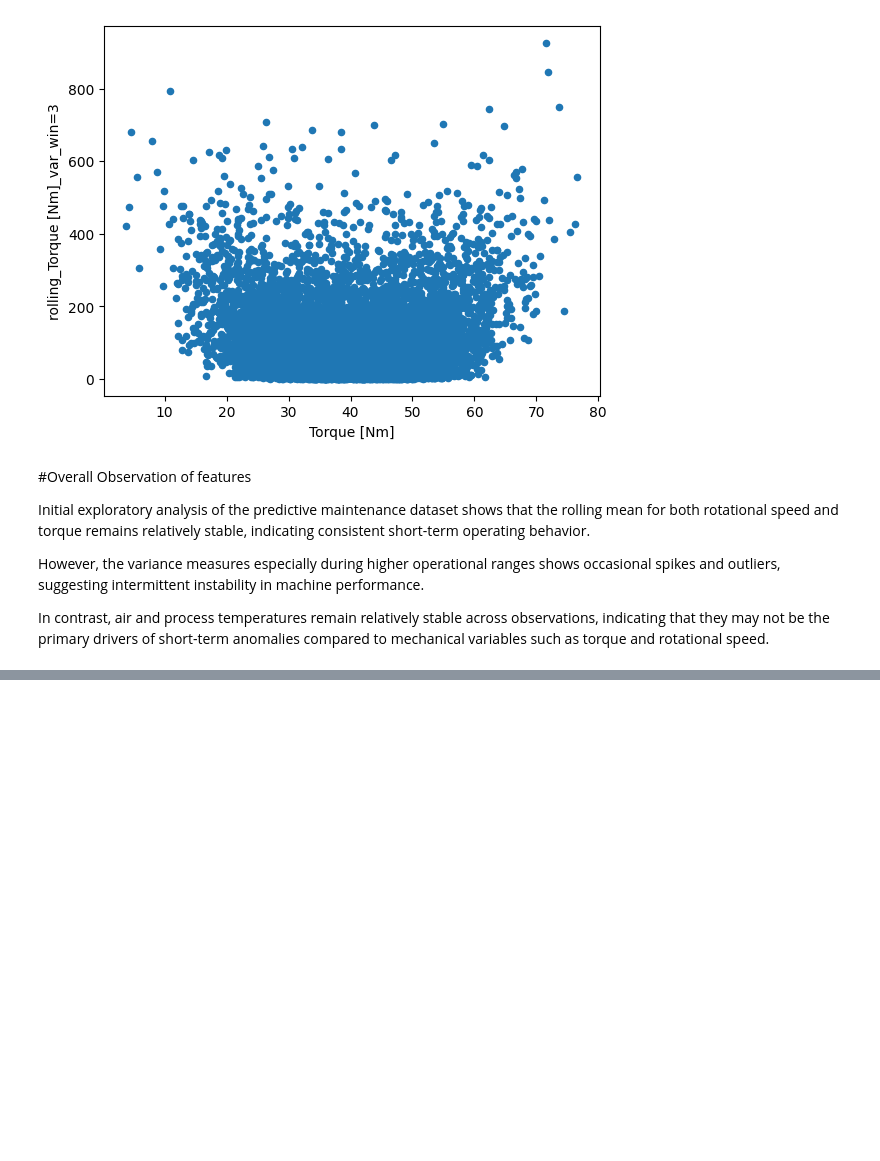
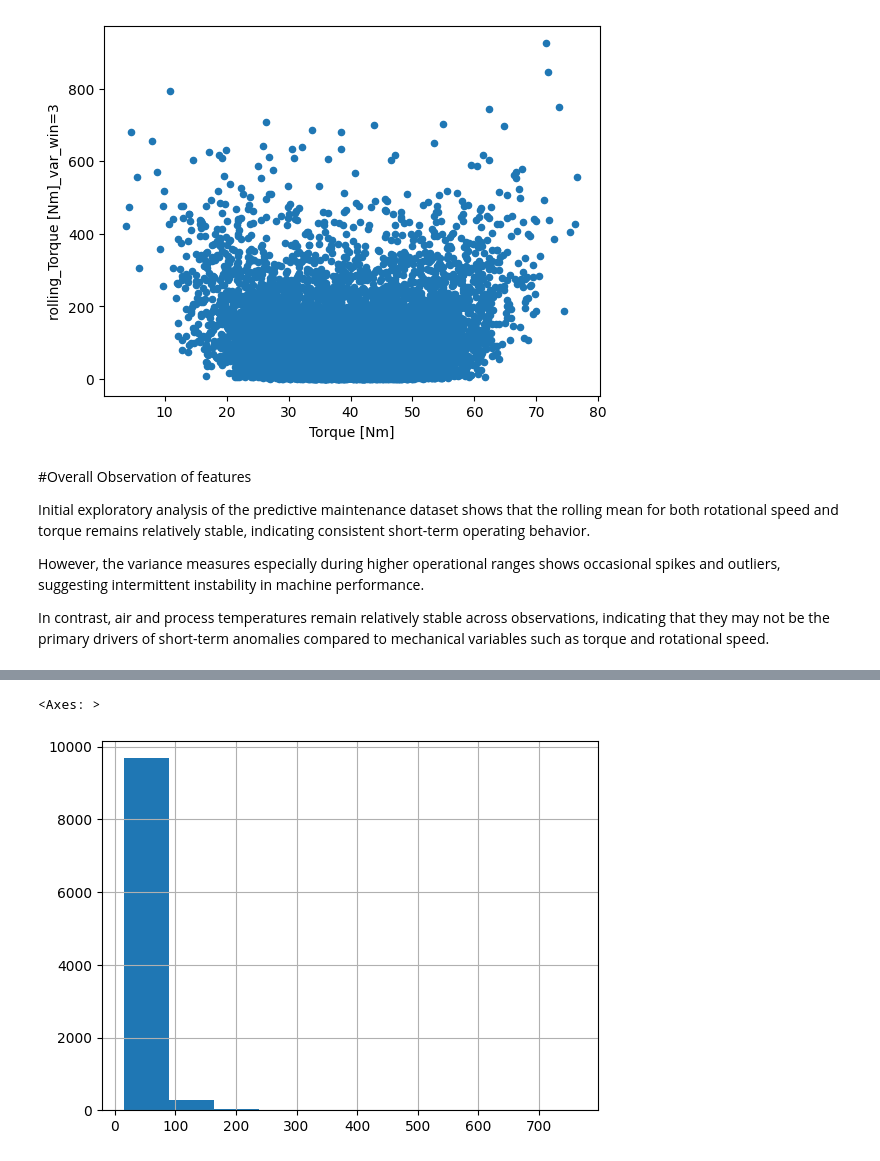
Before and after one commit to abinayasundaramoorthi/Predictive-maintenence-iot, a Jupyter notebook: feature_engineering.ipynb, the cells around one changed output, grey strips where cells are left out. Cells and saved outputs as stored; diff of their text form; code cells hidden in the pictures; blank space fills up the shorter version.

```diff
--- a/feature_engineering.ipynb
+++ b/feature_engineering.ipynb
@@ -235,0 +279,5 @@ In contrast, air and process temperatures remain relatively stable across observ
+# %%
+df['Speed_torque_ratio'].hist(bins=10)
+# %% [output]
+<Axes: >
+[figure, added]
```
Also changed, not shown: parts of 10 cells of this notebook.
